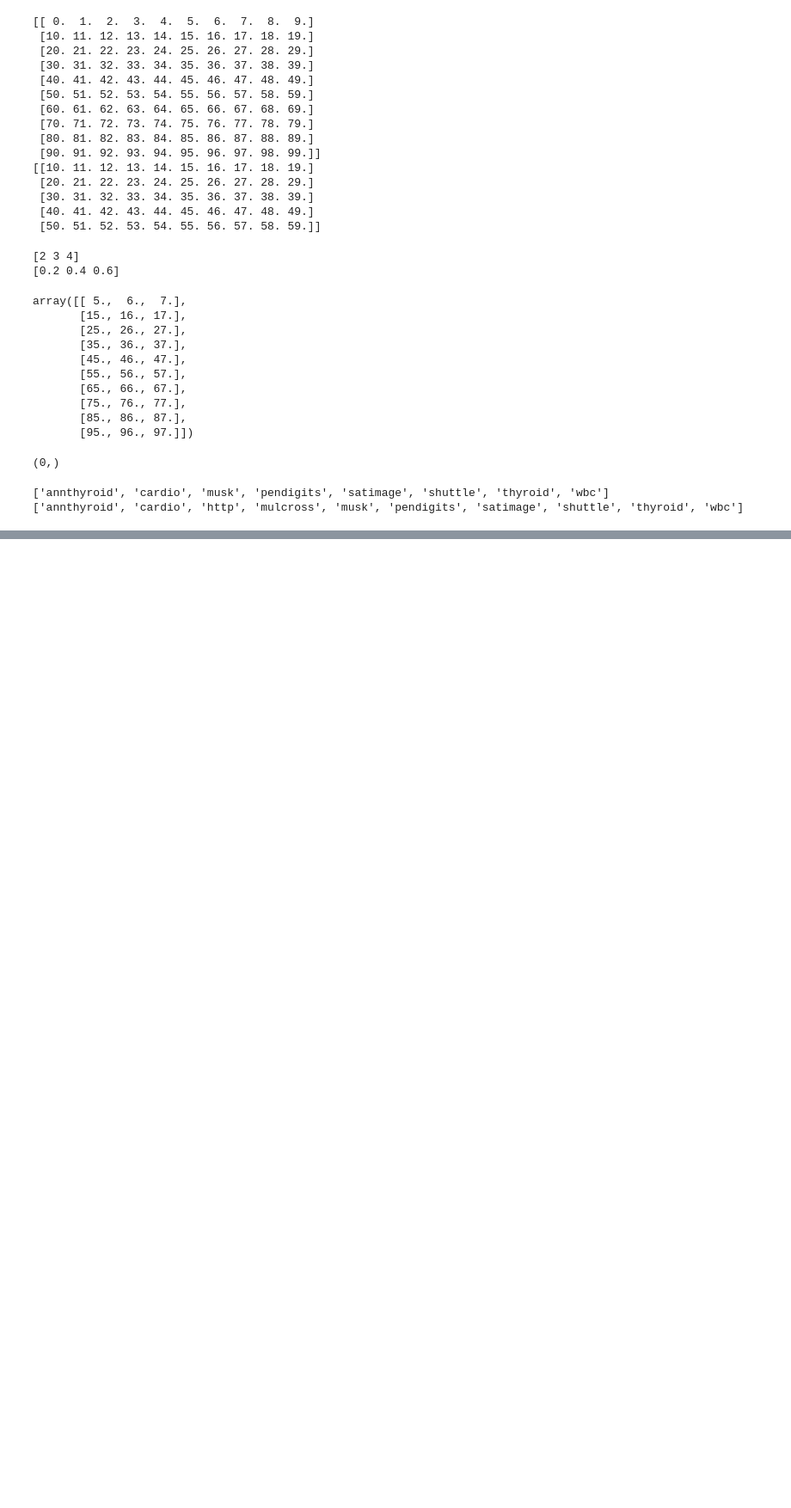
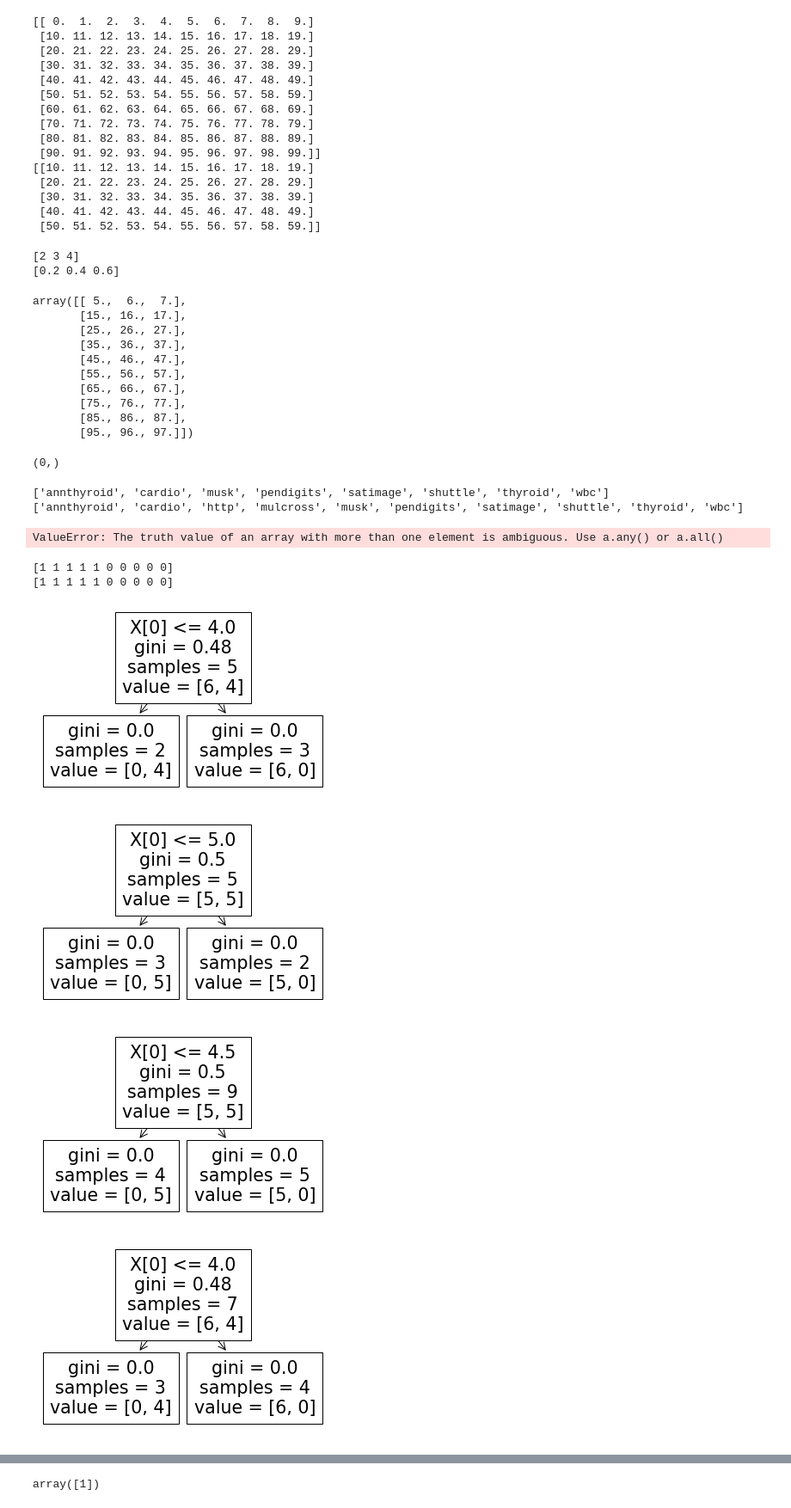
Before and after one commit to PeterVanNostrand/FACET, a Jupyter notebook: dev-wip/scratch.ipynb, the cells around one changed output, grey strips where cells are left out. Shown at 86% size. Cells and saved outputs as stored; diff of their text form; code cells hidden in the pictures; blank space fills up the shorter version.

```diff
--- a/dev-wip/scratch.ipynb
+++ b/dev-wip/scratch.ipynb
@@ -276,0 +285,27 @@ print(DS_NAMES)
+# %%
+x = np.arange(0, 10, 1).reshape(10,1)
+y = ((x < 5) * 1).squeeze()
+# print(x)
+# print(x.shape)
+# print(y)
+# print(y.shape)
+# %% [output]
+ValueError: The truth value of an array with more than one element is ambiguous. Use a.any() or a.all()
+# %%
+rf = skRandomForestClassifier(n_estimators=5)
+rf.fit(x, y)
+preds = rf.predict(x)
+print(y)
+print(preds)
+# %% [output]
+[1 1 1 1 1 0 0 0 0 0]
+[1 1 1 1 1 0 0 0 0 0]
+# %%
+for t in rf.estimators_:
+    plt.figure()
+    tree.plot_tree(t)
+# %% [output]
+[figure, added]
+[figure, added]
+[figure, added]
+[figure, added]
@@ -276,0 +313,4 @@ print(DS_NAMES)
+# %%
+rf.predict([x[0]])
+# %% [output]
+array([1])
```
Also changed, not shown: parts of 11 cells of this notebook, 6 other files.
